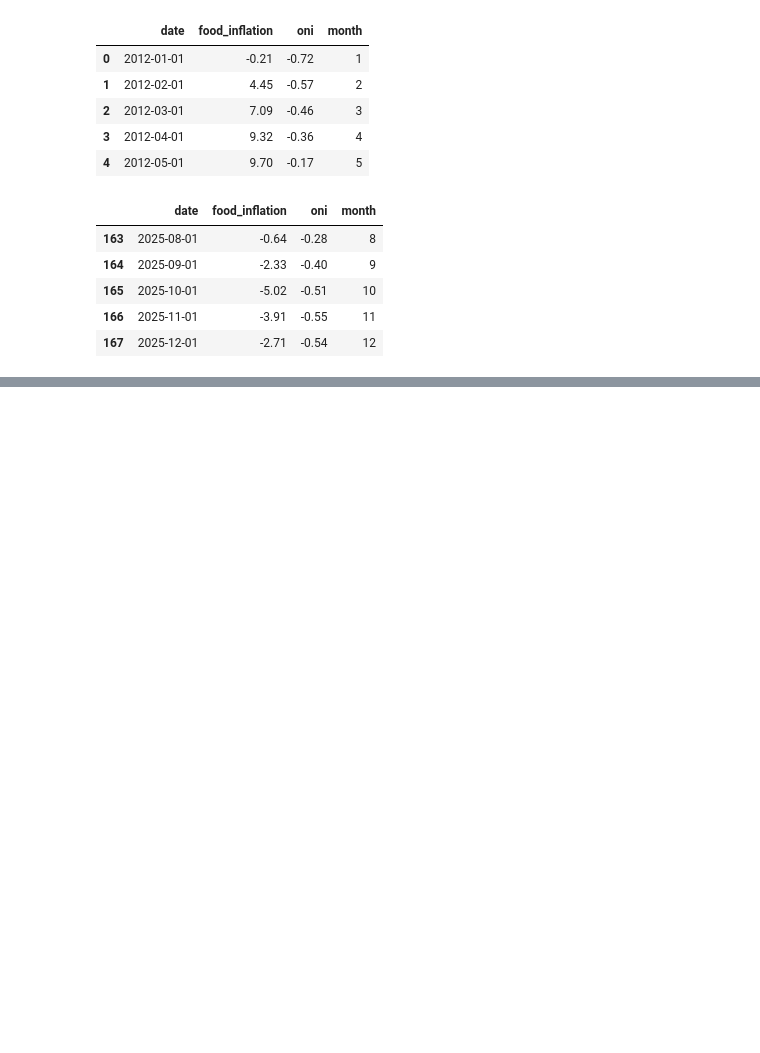
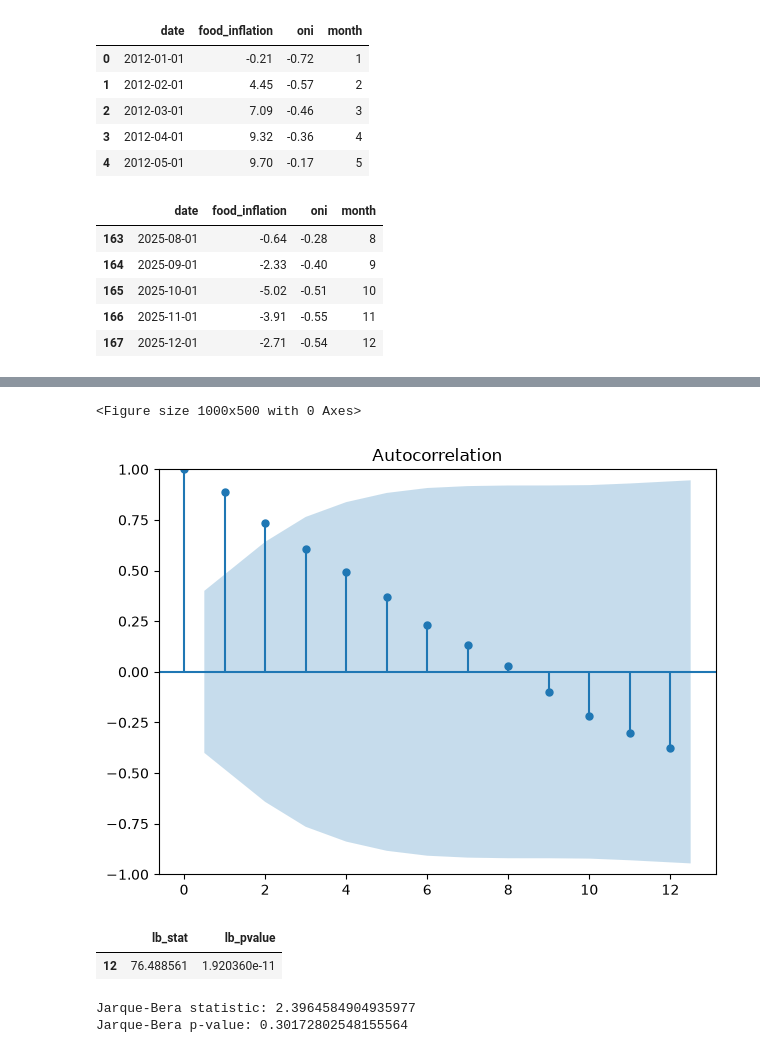
Before and after one commit to AyushTomarOG/Food-Inflation-in-El-Nino, a Jupyter notebook: notebooks/04_prophet.ipynb, the cells around one changed output, grey strips where cells are left out. Saved outputs shown, nothing was run; the diff lists cells and outputs as text; code cells hidden in the pictures; blank space fills up the shorter version.

```diff
--- a/notebooks/04_prophet.ipynb
+++ b/notebooks/04_prophet.ipynb
@@ -411,0 +590,53 @@ display(
+# %%
+# Prophet residual ACF
+
+from statsmodels.graphics.tsaplots import plot_acf
+
+plt.figure(figsize=(10, 5))
+
+plot_acf(
+    prophet_residuals,
+    lags=12
+)
+
+plt.tight_layout()
+plt.show()
+# %% [output]
+<Figure size 1000x500 with 0 Axes>
+[figure, added]
+# %%
+# Ljung–Box test for residual autocorrelation
+
+from statsmodels.stats.diagnostic import acorr_ljungbox
+
+prophet_ljung_box = acorr_ljungbox(
+    prophet_residuals,
+    lags=[12],
+    return_df=True
+)
+
+display(prophet_ljung_box)
+# %% [output]
+|  | lb_stat | lb_pvalue |
+| 12 | 76.488561 | 1.920360e-11 |
+# %%
+# Jarque–Bera test for residual normality
+
+from scipy.stats import jarque_bera
+
+prophet_jb_stat, prophet_jb_pvalue = jarque_bera(
+    prophet_residuals
+)
+
+print(
+    "Jarque-Bera statistic:",
+    prophet_jb_stat
+)
+
+print(
+    "Jarque-Bera p-value:",
+    prophet_jb_pvalue
+)
+# %% [output]
+Jarque-Bera statistic: 2.3964584904935977
+Jarque-Bera p-value: 0.30172802548155564
```
Also changed, not shown: parts of 24 cells of this notebook, 1 other file.
